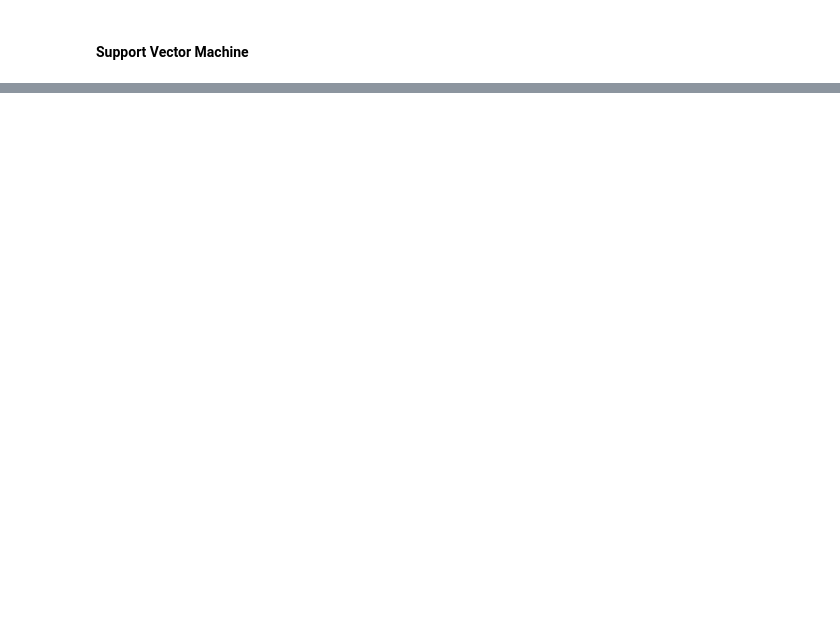
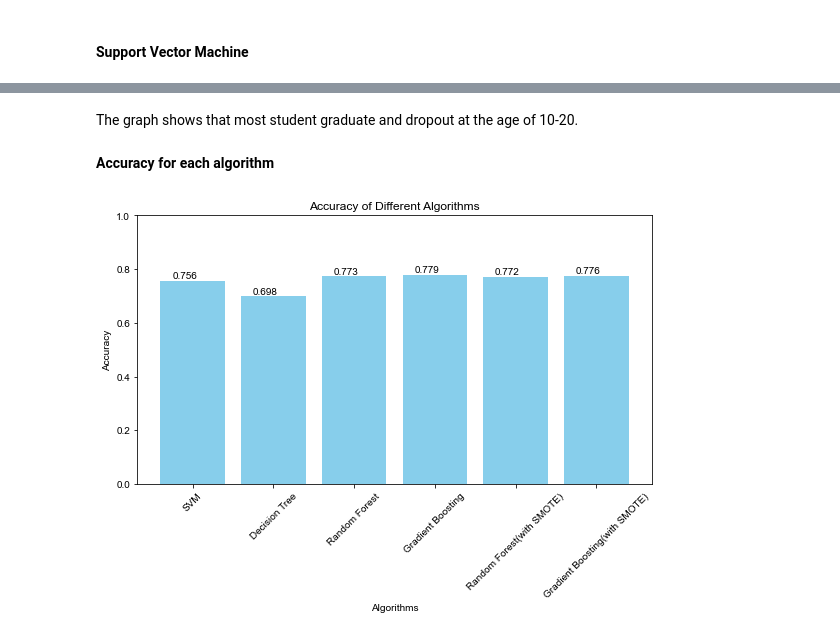
Before and after one commit to Henry-0810/Data-Analysis, a Jupyter notebook: Project/DropOutRate.ipynb, the cells around one changed output, grey strips where cells are left out. Saved outputs shown, nothing was run; the diff lists cells and outputs as text; code cells hidden in the pictures; blank space fills up the shorter version.

```diff
--- a/Project/DropOutRate.ipynb
+++ b/Project/DropOutRate.ipynb
@@ -218,0 +309,8 @@ Confusion Matrix for SVM without PCA:
+# %%
+from sklearn.ensemble import RandomForestClassifier
+
+rf_classifier = RandomForestClassifier()
+rf_classifier.fit(X_train_resampled, y_train_resampled)
+rf_predictions = rf_classifier.predict(X_test)
+rf_accuracy_resampled = accuracy_score(y_test, rf_predictions)
+print("Accuracy: ", rf_accuracy_resampled)
@@ -218,0 +321,16 @@ Confusion Matrix for SVM without PCA:
+# %%
+from sklearn.ensemble import GradientBoostingClassifier
+from sklearn.metrics import accuracy_score, classification_report, confusion_matrix
+
+gradient_boosting = GradientBoostingClassifier(n_estimators=100, learning_rate=0.1, random_state=42)
+gradient_boosting.fit(X_train_resampled, y_train_resampled)
+predictions = gradient_boosting.predict(X_test)
+gb_accuracy_resampled = accuracy_score(y_test, predictions)
+
+print("Accuracy:", gb_accuracy_resampled)
+
+print("Classification Report:")
+print(classification_report(y_test, predictions))
+
+print("Confusion Matrix:")
+print(confusion_matrix(y_test, predictions))
@@ -218,0 +468,22 @@ Confusion Matrix for SVM without PCA:
+# %% [markdown]
+The graph shows that most student graduate and dropout at the age of 10-20.
+# %% [markdown]
+**Accuracy for each algorithm**
+# %%
+algorithms = ['SVM', 'Decision Tree','Random Forest','Gradient Boosting','Random Forest(with SMOTE)', 'Gradient Boosting(with SMOTE)']
+accuracies = [svm_accuracy, dt_accuracy, rf_accuracy, gb_accuracy, rf_accuracy_resampled, gb_accuracy_resampled ]
+plt.figure(figsize=(8, 6))
+bars = plt.bar(algorithms, accuracies, color='skyblue')
+
+for bar, accuracy in zip(bars, accuracies):
+    plt.text(bar.get_x() + bar.get_width() / 2 - 0.1, bar.get_height() + 0.01, f'{accuracy:.3f}', ha='center', color='black')
+
+plt.xlabel('Algorithms')
+plt.ylabel('Accuracy')
+plt.title('Accuracy of Different Algorithms')
+plt.ylim(0, 1)
+plt.xticks(rotation=45)
+plt.tight_layout()
+plt.show()
+# %% [output]
+[figure, added]
```
Also changed, not shown: parts of 49 cells of this notebook.
